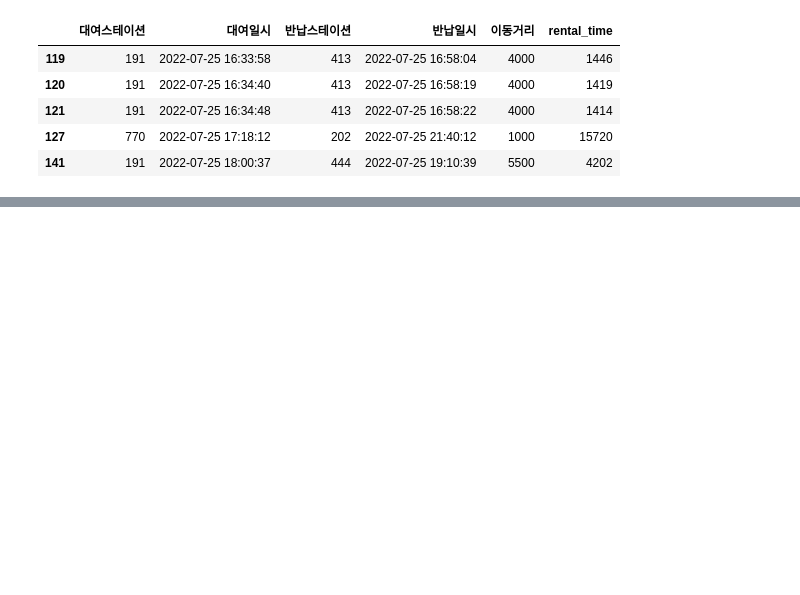
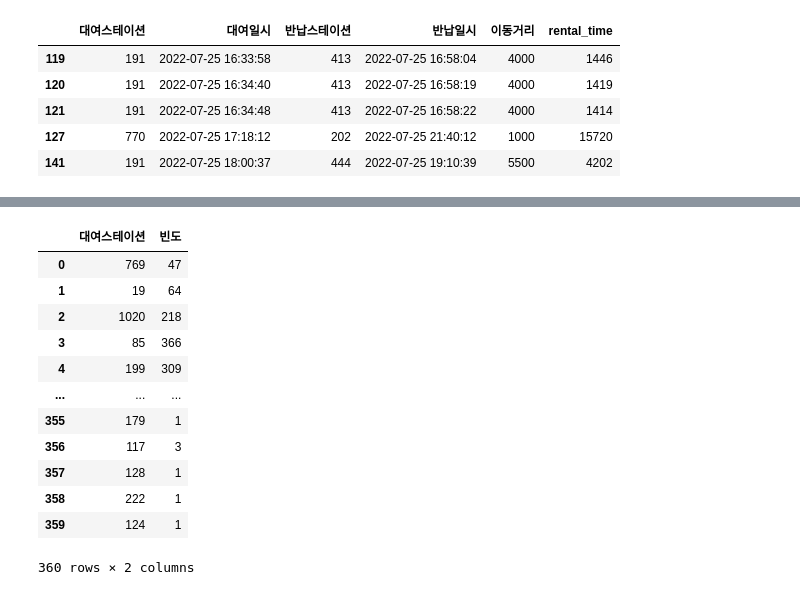
Before and after one commit to FlowerfulFort/TashuAnalysis, a Jupyter notebook: Usage_Analysis.ipynb, the cells around one changed output, grey strips where cells are left out. Drawn from its saved outputs; the diff is of its cells as text; code cells hidden in the pictures; blank space fills up the shorter version.

```diff
--- a/Usage_Analysis.ipynb
+++ b/Usage_Analysis.ipynb
@@ -50,0 +109,20 @@ map
+# %%
+x = stat_dict.keys()
+y = stat_dict.values()
+
+rentaldf = pd.DataFrame(data={'대여스테이션': x, '빈도': y})
+rentaldf
+# %% [output]
+|  | 대여스테이션 | 빈도 |
+| 0 | 769 | 47 |
+| 1 | 19 | 64 |
+| 2 | 1020 | 218 |
+| 3 | 85 | 366 |
+| 4 | 199 | 309 |
+| ... | ... | ... |
+| 355 | 179 | 1 |
+| 356 | 117 | 3 |
+| 357 | 128 | 1 |
+| 358 | 222 | 1 |
+| 359 | 124 | 1 |
+360 rows × 2 columns
```
Also changed, not shown: parts of 9 cells of this notebook, 2 other files.
